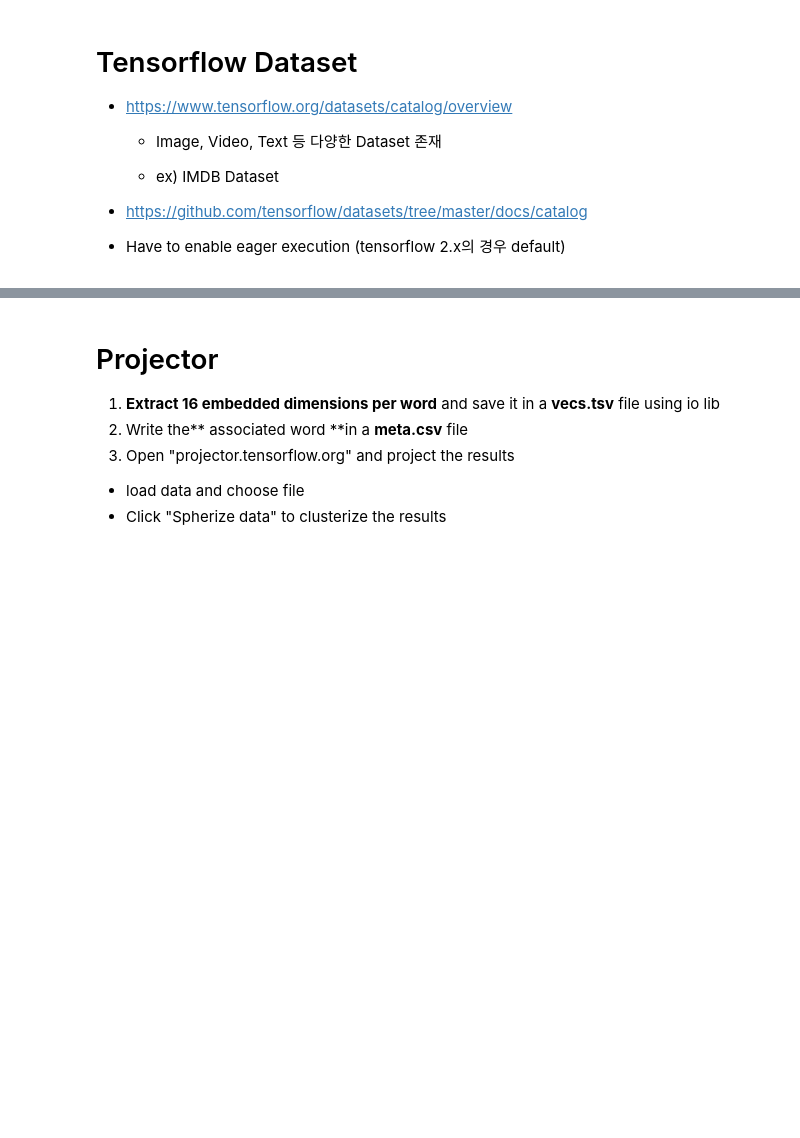
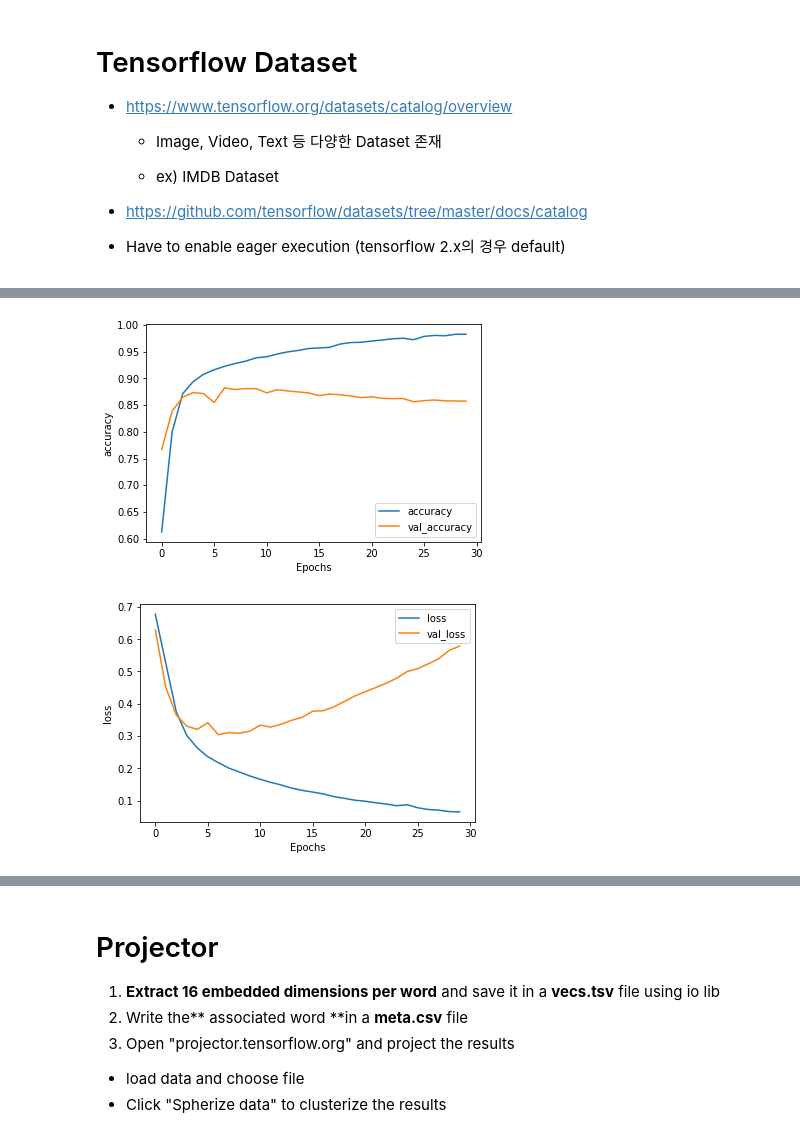
Before and after one commit to jinhyung-park-info/deeplearning.ai, a Jupyter notebook: tf_chap3_NLP_(2).ipynb, the cells around one changed output, grey strips where cells are left out. Saved outputs shown, nothing was run; the diff lists cells and outputs as text; code cells hidden in the pictures; blank space fills up the shorter version.

```diff
--- a/tf_chap3_NLP_(2).ipynb
+++ b/tf_chap3_NLP_(2).ipynb
@@ -73,0 +51,3 @@ b'This is the kind of film for a snowy Sunday afternoon when the rest of the wor
+# %%
+tokenizer = info.features['text'].encoder
+print(tokenizer.subwords)
@@ -74,7 +82,15 @@ b'This is the kind of film for a snowy Sunday afternoon when the rest of the wor
+# %%
+BUFFER_SIZE = 10000
+BATCH_SIZE = 64
+
+train_dataset = train_data.shuffle(BUFFER_SIZE)
+train_dataset = train_dataset.padded_batch(BATCH_SIZE, tf.compat.v1.data.get_output_shapes(train_dataset))
+test_dataset = test_data.padded_batch(BATCH_SIZE, tf.compat.v1.data.get_output_shapes(test_data))
 # %%
-model = tf.keras.models.Sequential([
-    tf.keras.layers.Embedding(vocab_size, embedding_dim, input_length=max_length),
-    tf.keras.layers.Flatten(),
+embedding_dim = 64
+model = tf.keras.Sequential([
+    tf.keras.layers.Embedding(tokenizer.vocab_size, embedding_dim),
+    tf.keras.layers.GlobalAveragePooling1D(),
     tf.keras.layers.Dense(6, activation='relu'),
     tf.keras.layers.Dense(1, activation='sigmoid')
 ])
@@ -99,6 +115,6 @@ Trainable params: 171,533
 Non-trainable params: 0
 _________________________________________________________________
 # %%
-num_epochs = 10
-model.fit(padded, training_labels_final, epochs=num_epochs, validation_data=(testing_padded, testing_labels_final))
+num_epochs = 30
+history = model.fit(train_dataset, epochs=num_epochs, validation_data=test_dataset)
 # %% [output]
@@ -126,3 +138,22 @@ Epoch 10/10
+# %%
+import matplotlib.pyplot as plt
+
+
+def plot_graphs(history, string):
+  plt.plot(history.history[string])
+  plt.plot(history.history['val_'+string])
+  plt.xlabel("Epochs")
+  plt.ylabel(string)
+  plt.legend([string, 'val_'+string])
+  plt.show()
+
+plot_graphs(history, "accuracy")
+plot_graphs(history, "loss")
+
+# If accuracy is high but loss is high - it means less confident
+# %% [output]
+[figure, added]
+[figure, added]
 # %%
 e = model.layers[0]
 weights = e.get_weights()[0]
```
Also changed, not shown: parts of 19 cells of this notebook.
